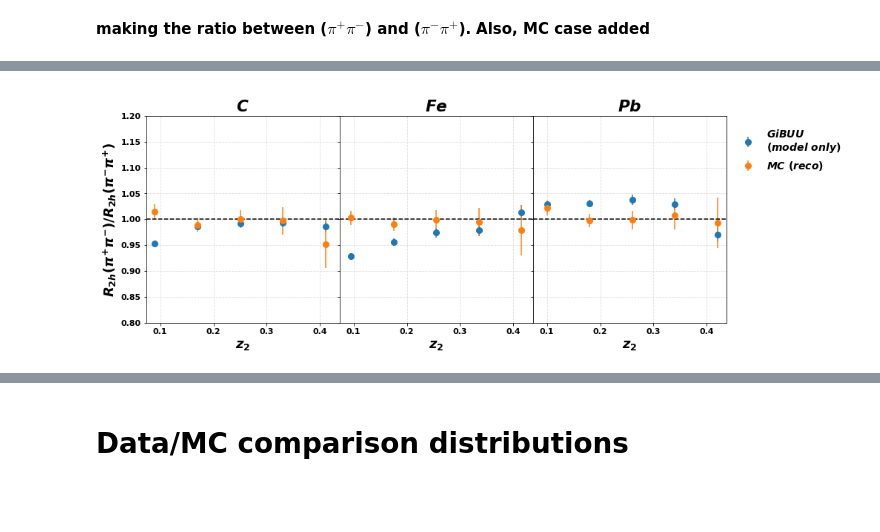
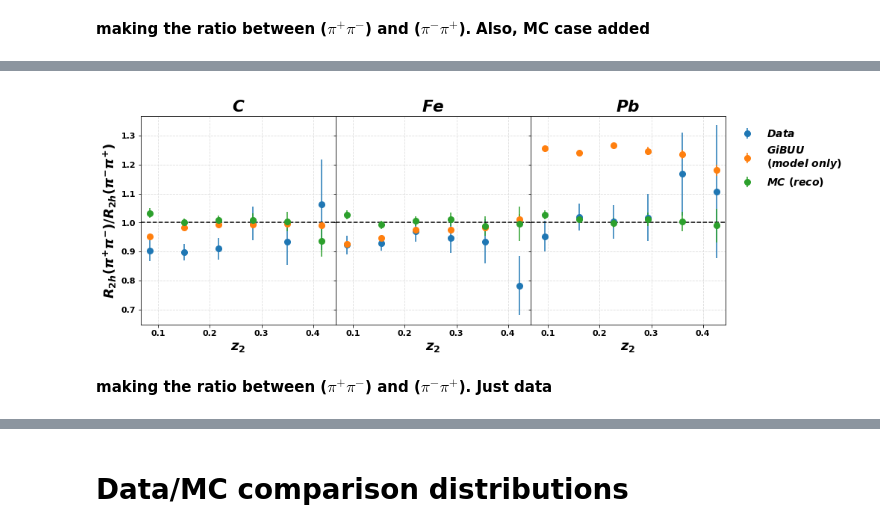
Before and after one commit to smoranvas/di-hadron, a Jupyter notebook: getRatios.ipynb, the cells around one changed output, grey strips where cells are left out. Saved outputs shown, nothing was run; the diff lists cells and outputs as text; code cells hidden in the pictures; blank space fills up the shorter version.

```diff
--- a/getRatios.ipynb
+++ b/getRatios.ipynb
@@ -118,5 +125,5 @@ Wall time: 15.9 s
 # %%
 print (df['GiBUU_Fe'].keys())
-df['GiBUU_Fe'].eval('Xb=Q2/(2*0.938272*nu)', inplace=True)
-df['GiBUU_Fe'].hist(figsize=(12,12),bins=100,column=['Xb','nu','W','Q2','h2_pid', 'h1_pid','h1_z', 'h2_th'])
-plt.show()
+#df['GiBUU_Fe'].eval('Xb=Q2/(2*0.938272*nu)', inplace=True)
+#df['GiBUU_Fe'].hist(figsize=(12,12),bins=100,column=['Xb','nu','W','Q2','h2_pid', 'h1_pid','h1_z', 'h2_th'])
+#plt.show()
@@ -736,16 +951,18 @@ fig = plt.figure(figsize=(8,6))
 
 for i,target in enumerate(['C','Fe','Pb']):
     r, err,x = r2h.getRatio(df['%s'%target], df['D_%s'%target], df_trigger['%s_trigger'%target],
-                        df_trigger['D_%s_trigger'%target],variable='pair_mass',minz=0.3,
-                        maxz=1.8,nbins=11,pair_cut='%s and h2_z>0.10'%pair_cut_nom,
-                            trig_cut = trigger_cut_nom, applyweight=False)
+                        df_trigger['D_%s_trigger'%target],variable='pair_mass',
+                            minz=0.3,maxz=1.8,nbins=11,
+                            pair_cut='%s and h2_z>0.10 and h1_xf>0'%pair_cut_nom,
+                            trig_cut = '%s  and h1_xf>0'%trigger_cut_nom, applyweight=False)
     plt.errorbar(x+0.005*i,r,yerr=err,label='This work, %s'%target,ms=8,fmt='o',alpha=0.8,color=colors[i+1])
     #plt.fill_between(x+0.02*i,r*1.04,r*0.96, alpha=0.2,color=colors[target])
 
     ##GiBUU
     r, err,x = r2h.getRatio(df['GiBUU_%s'%target],df['GiBUU_D'],df_trigger['GiBUU_%s_trigger'%target],
                         df_trigger['GiBUU_D_trigger'],variable='pair_mass',minz=0.3,maxz=1.8,
-                        nbins=11,pair_cut='and h2_z>0.10',applyweight=False)
+                        nbins=11,pair_cut='and h2_z>0.10 and h1_xf>0',
+                            trig_cut='h1_z>0.5 and h1_xf>0',applyweight=False)
     #plt.fill_between(x,r,r-err,r+err,label='GiBUU %s'%target,alpha=0.5)
     #plt.plot(x+0.005*i,r,color=colors[target],lw=3,alpha=0.8,label='GiBUU %s'%target)
     plt.fill_between(x+0.005*i,r-err,r+err,label='GiBUU %s'%target,alpha=0.5,lw=2,color=colors[i+1])
@@ -753,7 +970,7 @@ for i,target in enumerate(['C','Fe','Pb']):
 plt.tick_params(axis="x", labelsize=16)
 plt.tick_params(axis="y", labelsize=16)
 plt.legend(frameon=False,ncol=2,loc='upper left',fontsize=15)
-plt.xlabel('$Dipion$  $mass$ $(GeV)$',fontsize=22)
+plt.xlabel('Dipion mass (GeV)',fontsize=22,fontweight='bold' )
 plt.ylabel('$R_{2h}$',fontsize=22)
 plt.axhline(y=1.0,color='black',linestyle='--')
 plt.grid(True, axis='x',color='gainsboro', linestyle='dashed')
@@ -855,15 +1884,19 @@ fig, axs = plt.subplots(1, 3,sharex=True, sharey=True,figsize=(15,5),gridspec_kw
 ratio={}
 ratio_err={}
 x_coor={}
-BINS=6
+BINS=7
 ##Data
 for i,target in enumerate(['C','Fe','Pb']):
     r2, err2,x2 = r2h.getRatio(df['%s'%target], df['D_%s'%target],
                         df_trigger['%s_trigger'%target], df_trigger['D_%s_trigger'%target],
-                        minz=0.05,maxz=0.45, variable='h2_z', pair_cut = 'and h1_pid==211 and h2_pid==-211',nbins=BINS)
+                        minz=0.05,maxz=0.45, variable='h2_z',
+                               pair_cut = '%s and h1_pid==211 and h2_pid==-211'%pair_cut_nom,
+                               trig_cut='%s and h1_pid==211'%trigger_cut_nom , nbins=BINS)
     r3, err3,x3 = r2h.getRatio(df['%s'%target], df['D_%s'%target],
                         df_trigger['%s_trigger'%target], df_trigger['D_%s_trigger'%target],
-                        minz=0.05,maxz=0.45, variable='h2_z', pair_cut = 'and h1_pid==-211 and h2_pid==211',nbins=BINS)
+                        minz=0.05,maxz=0.45, variable='h2_z',
+                               pair_cut = '%s and h1_pid==-211 and h2_pid==211'%pair_cut_nom,nbins=BINS,
+                              trig_cut='%s and h1_pid==-211'%trigger_cut_nom  )
     ratio['%s_data'%target] = r2/r3
     x_coor['%s_data'%target]   =x2
     ratio_err['%s_data'%target] = (r2/r3)*   np.sqrt( np.power( (err2/r2),2.0) + np.power((err3/r3) ,2.0)   )
@@ -881,11 +1914,13 @@ for i,target in enumerate(['C','Fe','Pb']):
     r2_GiBUU, err2_GiBUU,x2_GiBUU = r2h.getRatio(df['GiBUU_%s'%target],df['GiBUU_D'],
                                              df_trigger['GiBUU_%s_trigger'%target], df_trigger['GiBUU_D_trigger']
                        ,variable='h2_z',minz=0.05,maxz=0.45, applyweight=False,
-                        pair_cut = 'and h1_pid==211 and h2_pid==-211',nbins=BINS)
+                        pair_cut = 'and h1_pid==211 and h2_pid==-211',nbins=BINS,
+                                                trig_cut='h1_z>0.5 and  h1_pid==211')
     r3_GiBUU, err3_GiBUU,x3_GiBUU = r2h.getRatio(df['GiBUU_%s'%target],df['GiBUU_D'],
                                              df_trigger['GiBUU_%s_trigger'%target],df_trigger['GiBUU_D_trigger']
                        ,variable='h2_z',minz=0.05,maxz=0.45, applyweight=False,
-                        pair_cut = 'and h1_pid==-211 and h2_pid==211',nbins=BINS)
+                        pair_cut = 'and h1_pid==-211 and h2_pid==211',nbins=BINS,
+                                                 trig_cut='h1_z>0.5 and  h1_pid==-211'        )
     ratio['%s_GiBUU'%target] = r2_GiBUU/r3_GiBUU
     ratio_err['%s_GiBUU'%target] = (r2_GiBUU/r3_GiBUU)*   np.sqrt( np.power( (err2_GiBUU/r2_GiBUU),2.0) +
                                                                   np.power((err3_GiBUU/r3_GiBUU) ,2.0)   )
@@ -894,11 +1929,13 @@ for i,target in enumerate(['C','Fe','Pb']):
     r2_mc, err2_mc,x2_mc = r2h.getRatio(df_mc['%s'%target],df_mc['D'],
                                              df_mc_trigger['%s_trigger'%target], df_mc_trigger['D_trigger']
                        ,variable='h2_z',minz=0.05,maxz=0.45, applyweight=False,
-                        pair_cut = 'and h1_pid==211 and h2_pid==-211',nbins=BINS)
+                        pair_cut = 'and h1_pid==211 and h2_pid==-211',nbins=BINS,
+                                      trig_cut='h1_z>0.5 and  h1_pid==211' )
     r3_mc, err3_mc,x3_mc = r2h.getRatio(df_mc['%s'%target],df_mc['D'],
                                              df_mc_trigger['%s_trigger'%target], df_mc_trigger['D_trigger']
                        ,variable='h2_z',minz=0.05,maxz=0.45, applyweight=False,
-                        pair_cut = 'and h1_pid==-211 and h2_pid==211',nbins=BINS)
+                        pair_cut = 'and h1_pid==-211 and h2_pid==211',nbins=BINS,
+                                       trig_cut='h1_z>0.5 and  h1_pid==-211')
     ratio['%s_mc'%target] = r2_mc/r3_mc
     ratio_err['%s_mc'%target] = (r2_mc/r3_mc)*   np.sqrt( np.power( (err2_mc/r2_mc),2.0) +
                                                                   np.power((err3_mc/r3_mc) ,2.0)   )
@@ -908,17 +1945,17 @@ alpha_value=0.5
 
 
 for i,target in enumerate(['C','Fe','Pb']):
-#    if i==0:
-#        axs[i].errorbar(x_coor['%s_data'%target]+0.005*i,ratio['%s_data'%target],
-#                                yerr=ratio_err['%s_data'%target],label='$Data$',fmt='o',ms=8)
-#        axs[i].fill_between(x_coor['%s_data'%target]+0.005*i,ratio['%s_data'%target]-ratio_err['%s_data'%target],
-#                            ratio['%s_data'%target]+ratio_err['%s_data'%target],alpha=alpha_value,lw=5)
+    if i==0:
+        axs[i].errorbar(x_coor['%s_data'%target]+0.005*i,ratio['%s_data'%target],
+                                yerr=ratio_err['%s_data'%target],label='$Data$',fmt='o',ms=8)
+        #axs[i].fill_between(x_coor['%s_data'%target]+0.005*i,ratio['%s_data'%target]-ratio_err['%s_data'%target],
+        #                    ratio['%s_data'%target]+ratio_err['%s_data'%target],alpha=alpha_value,lw=5)
 
-#    else:
-#        axs[i].errorbar(x_coor['%s_data'%target]+0.005*i,ratio['%s_data'%target],
-#                               yerr=ratio_err['%s_data'%target],fmt='o',ms=8)
-#        axs[i].fill_between(x_coor['%s_data'%target]+0.005*i,ratio['%s_data'%target]-ratio_err['%s_data'%target],
-#                            ratio['%s_data'%target]+ratio_err['%s_data'%target],alpha=alpha_value,lw=5)
+    else:
+        axs[i].errorbar(x_coor['%s_data'%target]+0.005*i,ratio['%s_data'%target],
+                               yerr=ratio_err['%s_data'%target],fmt='o',ms=8)
+        #axs[i].fill_between(x_coor['%s_data'%target]+0.005*i,ratio['%s_data'%target]-ratio_err['%s_data'%target],
+        #                    ratio['%s_data'%target]+ratio_err['%s_data'%target],alpha=alpha_value,lw=5)
     if i==0:
         axs[i].errorbar(x_coor['%s_data'%target]+0.005*i,ratio['%s_GiBUU'%target],
                                 yerr=ratio_err['%s_GiBUU'%target],
@@ -953,7 +1990,7 @@ axs[1].set_title('$Fe$')
 axs[2].set_title('$Pb$')
 
 
-axs[0].set_ylim([0.8,1.2])
+#axs[0].set_ylim([0.8,1.2])
 #axs[0].set_xlim([0.00,0.5])
 for i in range(0,3):
     axs[i].axhline(y=1.0,color='black',linestyle='--')
@@ -967,6 +2004,6 @@ plt.subplots_adjust(right=0.85, top=0.9)
 fig.legend(loc='upper right',ncol=1,frameon=False,fontsize=14, borderaxespad=0.3, title='\n')
 #plt.savefig('ComparisonWithHermes_Linear.png')
 #plt.yscale('log')
-plt.savefig('ComparisonDataGiBUUMC_chargedSeparatedPairs.pdf', bbox_inches='tight')
+plt.savefig('ComparisonGiBUUMC_chargedSeparatedPairs_z2.pdf', bbox_inches='tight')
 plt.show()
 # %% [output]
@@ -990 +2027,3 @@ Total Cut  h1_z>0.5and h1_pid==-211 and h2_pid==211
-[figure, old version]
+[figure, new version]
+# %% [markdown]
+**making the ratio between ($\pi^{+}\pi^{-}$)  and  ($\pi^{-}\pi^{+}$). Just data**
```
Also changed, not shown: parts of 81 cells of this notebook.
